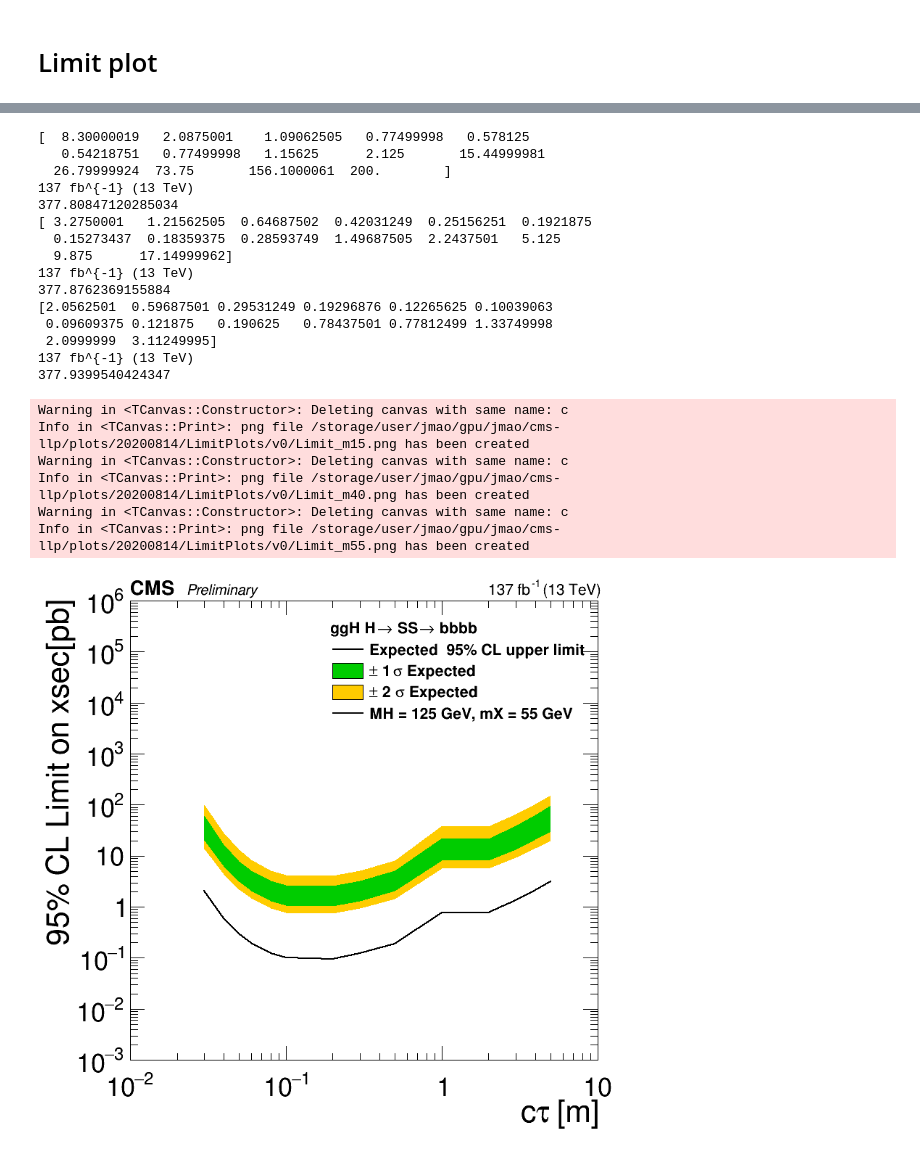
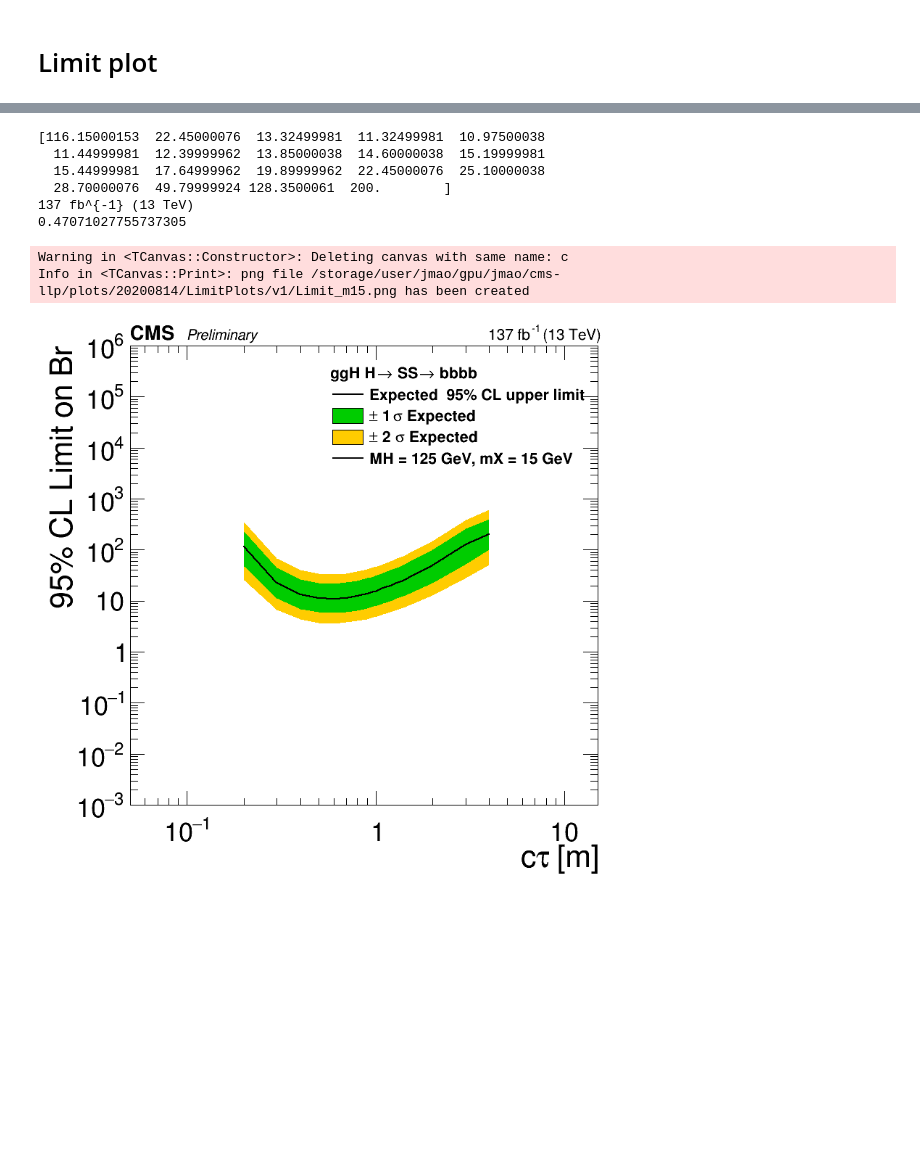
Before and after one commit to cms-lpc-llp/susy_llp_analyzer, a Jupyter notebook: plot_scripts/DataVsMC/DataCards-Making-ggH.ipynb, the cells around one changed output, grey strips where cells are left out. Cells and saved outputs as stored; diff of their text form; code cells hidden in the pictures; blank space fills up the shorter version.

```diff
--- a/plot_scripts/DataVsMC/DataCards-Making-ggH.ipynb
+++ b/plot_scripts/DataVsMC/DataCards-Making-ggH.ipynb
@@ -157,8 +161,10 @@ Data sum err 0.78
 # %%
 # CTAUs = np.array([10, 30, 40, 50, 60, 80, 100, 200, 300, 500, 1000]) #mm
 # CTAUs=np.array([10, 30, 40, 50, 60, 80, 100, 200, 300, 500, 1000, 2000, 3000, 4000, 5000, 10000])
-ctaus=np.array([1,3,5,7, 10, 30, 40, 50, 60, 80, 100, 200, 300, 500, 2000, 3000, 4000, 5000, 10000])
-CTAUs=np.array([1,3,5,7, 10, 30, 40, 50, 60, 80, 100, 200, 300, 500, 1000, 2000, 3000, 4000, 5000, 10000])
+# ctaus=np.array([1,3,5,7, 10, 30, 40, 50, 60, 80, 100, 200, 300, 500, 2000, 3000, 4000, 5000, 10000])
+# CTAUs=np.array([1,3,5,7, 10, 30, 40, 50, 60, 80, 100, 200, 300, 500, 1000, 2000, 3000, 4000, 5000, 10000])
+ctaus=np.array([1, 3, 5, 7, 10, 30, 40, 50, 60, 80, 100, 200, 300, 400, 500, 600, 700, 800, 900, 950, 980, 1100, 1200, 1300, 1400, 1500, 2000, 3000, 4000, 5000, 10000])
+CTAUs=np.array([1, 3, 5, 7, 10, 30, 40, 50, 60, 80, 100, 200, 300, 400, 500, 600, 700, 800, 900, 950, 980, 1000, 1100, 1200, 1300, 1400, 1500, 2000, 3000, 4000, 5000, 10000])
 # masses=np.array([15,40,55])
 masses=np.array(['15','40','55'])
 OLD_CTAU=1000 #mm
@@ -479,7 +489,8 @@ for mass in masses:
     c.SetLogx()
 
     c.Draw()
-    outDir = '/storage/user/jmao/gpu/jmao/cms-llp/plots/20200814/SignalYields/v0/'
+#     outDir = '/storage/user/jmao/gpu/jmao/cms-llp/plots/20200814/SignalYields/v0/'
+    outDir = '/storage/user/jmao/gpu/jmao/cms-llp/plots/20200814/SignalYields/'+version
 
     os.system("mkdir -p "+ outDir)
     c.SaveAs(outDir+'SignalYield_m'+mass+'.png')
@@ -559,11 +570,15 @@ combine -M AsymptoticLimits /storage/user/jmao/gpu/jmao/cms-llp/plots/20200814/D
 # %% [markdown]
 # Limit plot
 # %%
-rtDir = '/storage/user/jmao/login-1/jmao/CMSSW_10_2_13/src/HiggsAnalysis/CombinedLimit/ggH_LLP_V1p17_v0/'
+# rtDir = '/storage/user/jmao/login-1/jmao/CMSSW_10_2_13/src/HiggsAnalysis/CombinedLimit/ggH_LLP_V1p17_v0/'
+rtDir = '/storage/user/jmao/login-1/jmao/CMSSW_10_2_13/src/HiggsAnalysis/CombinedLimit/ggH_LLP_V1p17_v1/'
 rtFiles = {}
 rtTrees = {}
 Limits = {}
 LimitErrs = {}
+# CTAUs=np.array([1, 3, 5, 7, 10, 30, 40, 50, 60, 80, 100, 200, 300, 400, 500, 600, 700, 800, 900, 950, 980, 1000, 1100, 1200, 1300, 1400, 1500, 2000, 3000, 4000, 5000, 10000])
+# masses=np.array(['15','40','55'])
+
 for mass in masses:
     rtFiles[mass] = {}
     rtTrees[mass] = {}
@@ -613,8 +628,15 @@ from histo_utilities import create_TH1D, create_TH2D, std_color_list, create_TGr
 
 start_t = time.time()
 # CTAUs=np.array([1,3,5,7, 10, 30, 40, 50, 60, 80, 100, 200, 300, 500, 1000, 2000, 3000, 4000, 5000, 10000])
-CTAUs=np.array([  30, 40, 50, 60, 80, 100, 200, 300, 500, 1000, 2000, 3000, 4000, 5000])
-
+# CTAUs=np.array([  30, 40, 50, 60, 80, 100, 200, 300, 500, 1000, 2000, 3000, 4000, 5000])
+# CTAUs=np.array([1, 3, 5, 7, 10, 30, 40, 50, 60, 80, 100, 200, 300, 400, 500, 600, 700, 800, 900, 950, 980, 1000, 1100, 1200, 1300, 1400, 1500, 2000, 3000, 4000, 5000, 10000])
+# CTAUs=np.array([   200, 300, 400, 500, 600, 700, 800, 900, 950, 980, 1000, 1100, 1200, 1300, 1400, 1500, 2000, 3000, 4000, 5000, 10000])
+# masses=np.array(['55' ])
+# CTAUs=np.array([ 100, 200, 300, 400, 500, 600, 700, 800, 900, 950, 980, 1000, 1100, 1200, 1300, 1400, 1500, 2000, 3000, 4000, 5000, 10000])
+# masses=np.array(['40' ])
+CTAUs=np.array([ 200, 300, 400, 500, 600, 700, 800, 900, 950, 980, 1000, 1100, 1200, 1300, 1400, 1500, 2000, 3000, 4000 ])
+masses=np.array(['15' ])
+# masses=np.array(['15','40','55'])
 ctaus_m = CTAUs/1000
 # npts = len(CTAUs)
 npts = len(ctaus_m)
@@ -711,10 +733,13 @@ for mass in masses:
     leg.SetBorderSize(0)
     leg.SetEntrySeparation(0.01)
 
-    h_exp = create_TGraph(ctaus_m, expL[mass],  axis_title=['c#tau [m]', '95% CL Limit on xsec[pb]'])
+#     h_exp = create_TGraph(ctaus_m, expL[mass],  axis_title=['c#tau [m]', '95% CL Limit on xsec[pb]'])
+    h_exp = create_TGraph(ctaus_m, expL[mass],  axis_title=['c#tau [m]', '95% CL Limit on Br'])
 
-    h_exp1sig = create_TGraph(ctaus_2m,  exp1sig[mass]*XSEC)
-    h_exp2sig = create_TGraph(ctaus_2m,  exp2sig[mass]*XSEC)
+    h_exp1sig = create_TGraph(ctaus_2m,  exp1sig[mass])
+#     h_exp1sig = create_TGraph(ctaus_2m,  exp1sig[mass]*XSEC)
+    h_exp2sig = create_TGraph(ctaus_2m,  exp2sig[mass])
+#     h_exp2sig = create_TGraph(ctaus_2m,  exp2sig[mass]*XSEC)
 
 
     leg.AddEntry(h_exp, "Expected  95% CL upper limit", "L")
@@ -726,55 +751,42 @@ for mass in masses:
     h_exp.SetLineWidth(2)
     h_exp1sig.SetFillColor(417)
     h_exp2sig.SetFillColor(800)
-    h_exp.GetXaxis().SetLimits(0.01,10.0)
+    h_exp.GetXaxis().SetLimits(0.05,15.0)
     h_exp.GetYaxis().SetRangeUser(1e-3,1e+6)
     h_exp.GetXaxis().SetTitleOffset(1)
 
     h_exp.Draw('LA')
     h_exp2sig.Draw( 'Fsame')
     h_exp1sig.Draw('Fsame')
     h_exp.Draw('Lsame')
 
     tdrstyle.setTDRStyle()
     CMS_lumi.cmsText     = "CMS"
     iPos = 0
     CMS_lumi.writeExtraText = True
     CMS_lumi.extraText   = "Preliminary"
 
     iPos = 0
     if( iPos==0 ): CMS_lumi.relPosX = 0.12
     CMS_lumi.CMS_lumi(c, 4, 0)
     leg.Draw()
     c.SetRightMargin(0.03)
     c.SetLogy()
     c.SetLogx()
 
     c.Draw()
     print(time.time()-start_t)
-    LimDir = '/storage/user/jmao/gpu/jmao/cms-llp/plots/20200814/LimitPlots/v0/'
+    LimDir = '/storage/user/jmao/gpu/jmao/cms-llp/plots/20200814/LimitPlots/'+version
 
     os.system("mkdir -p "+ LimDir)
-    c.SaveAs('/storage/user/jmao/gpu/jmao/cms-llp/plots/20200814/LimitPlots/v0/'+'Limit_m'+mass+'.png')
+    c.SaveAs(LimDir+'Limit_m'+mass+'.png')
 # %% [output]
-[  8.30000019   2.0875001    1.09062505   0.77499998   0.578125
-   0.54218751   0.77499998   1.15625      2.125       15.44999981
-  26.79999924  73.75       156.1000061  200.        ]
+[116.15000153  22.45000076  13.32499981  11.32499981  10.97500038
+  11.44999981  12.39999962  13.85000038  14.60000038  15.19999981
+  15.44999981  17.64999962  19.89999962  22.45000076  25.10000038
+  28.70000076  49.79999924 128.3500061  200.        ]
 137 fb^{-1} (13 TeV)
-377.80847120285034
-[ 3.2750001   1.21562505  0.64687502  0.42031249  0.25156251  0.1921875
-  0.15273437  0.18359375  0.28593749  1.49687505  2.2437501   5.125
-  9.875      17.14999962]
-137 fb^{-1} (13 TeV)
-377.8762369155884
-[2.0562501  0.59687501 0.29531249 0.19296876 0.12265625 0.10039063
- 0.09609375 0.121875   0.190625   0.78437501 0.77812499 1.33749998
- 2.0999999  3.11249995]
-137 fb^{-1} (13 TeV)
-377.9399540424347
+0.47071027755737305
 Warning in <TCanvas::Constructor>: Deleting canvas with same name: c
-Info in <TCanvas::Print>: png file /storage/user/jmao/gpu/jmao/cms-llp/plots/20200814/LimitPlots/v0/Limit_m15.png has been created
-Warning in <TCanvas::Constructor>: Deleting canvas with same name: c
-Info in <TCanvas::Print>: png file /storage/user/jmao/gpu/jmao/cms-llp/plots/20200814/LimitPlots/v0/Limit_m40.png has been created
-Warning in <TCanvas::Constructor>: Deleting canvas with same name: c
-Info in <TCanvas::Print>: png file /storage/user/jmao/gpu/jmao/cms-llp/plots/20200814/LimitPlots/v0/Limit_m55.png has been created
+Info in <TCanvas::Print>: png file /storage/user/jmao/gpu/jmao/cms-llp/plots/20200814/LimitPlots/v1/Limit_m15.png has been created
-[figure, old version]
+[figure, new version]
```
Also changed, not shown: parts of 11 cells of this notebook, 2 other files.
